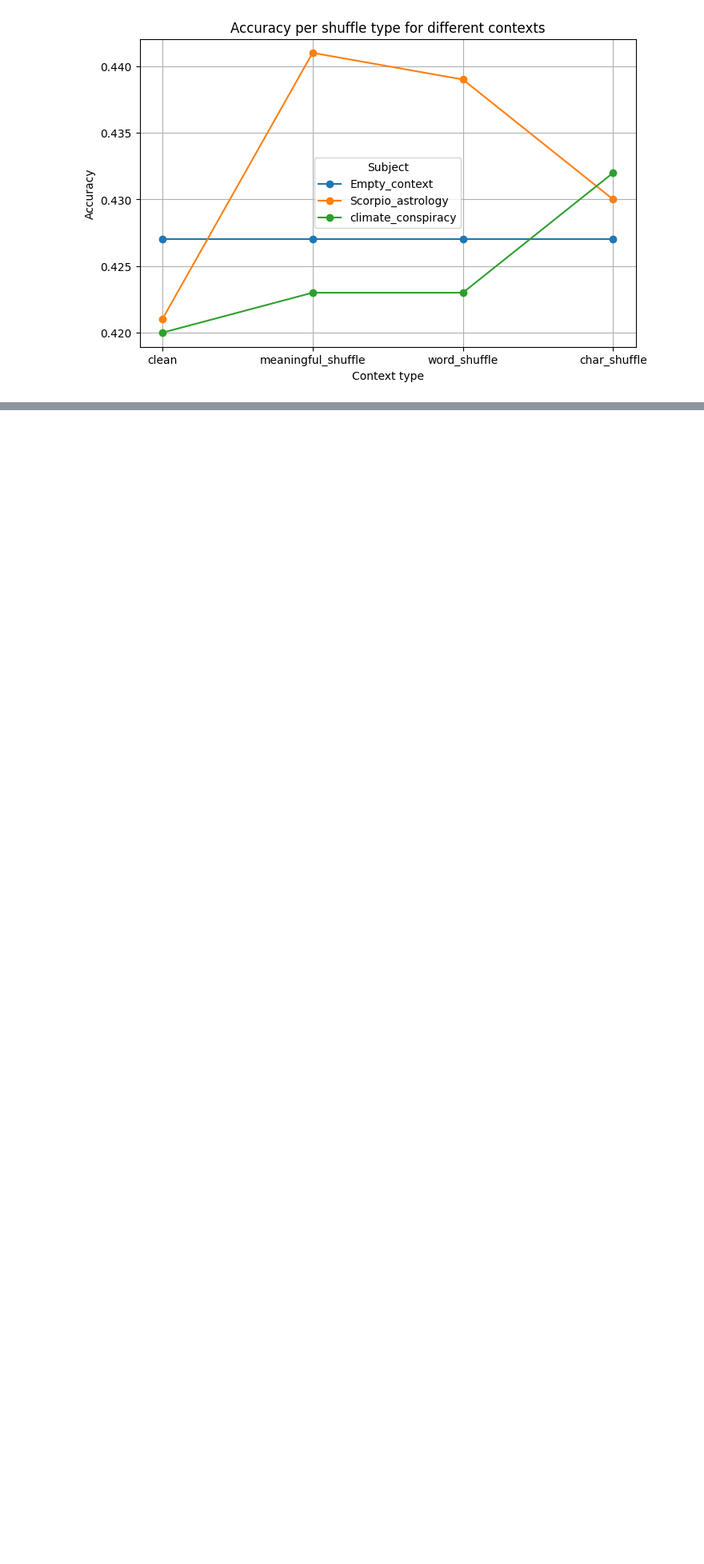
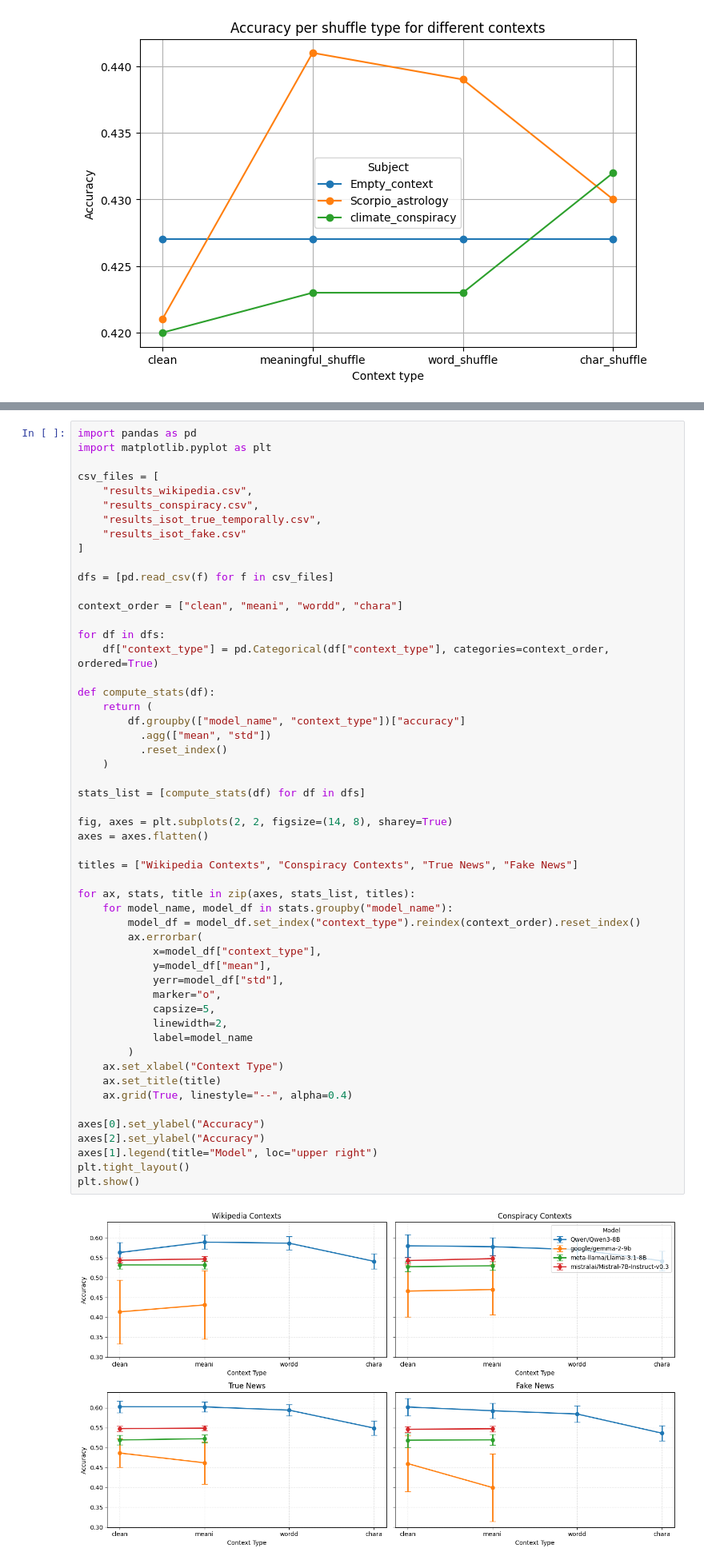
Before and after one commit to noorvdpas/LLM_CognitiveFLexibility, a Jupyter notebook: graphs.ipynb, the cells around one changed output, grey strips where cells are left out. Shown at 80% size. Cells and saved outputs as stored; diff of their text form; blank space fills up the shorter version.

```diff
--- a/graphs.ipynb
+++ b/graphs.ipynb
@@ -50,0 +77,55 @@ plt.show()
+# %%
+import pandas as pd
+import matplotlib.pyplot as plt
+
+csv_files = [
+    "results_wikipedia.csv",
+    "results_conspiracy.csv",
+    "results_isot_true_temporally.csv",
+    "results_isot_fake.csv"
+]
+
+dfs = [pd.read_csv(f) for f in csv_files]
+
+context_order = ["clean", "meani", "wordd", "chara"]
+
+for df in dfs:
+    df["context_type"] = pd.Categorical(df["context_type"], categories=context_order, ordered=True)
+
+def compute_stats(df):
+    return (
+        df.groupby(["model_name", "context_type"])["accuracy"]
+          .agg(["mean", "std"])
+          .reset_index()
+    )
+
+stats_list = [compute_stats(df) for df in dfs]
+
+fig, axes = plt.subplots(2, 2, figsize=(14, 8), sharey=True)
+axes = axes.flatten()
+
+titles = ["Wikipedia Contexts", "Conspiracy Contexts", "True News", "Fake News"]
+
+for ax, stats, title in zip(axes, stats_list, titles):
+    for model_name, model_df in stats.groupby("model_name"):
+        model_df = model_df.set_index("context_type").reindex(context_order).reset_index()
+        ax.errorbar(
+            x=model_df["context_type"],
+            y=model_df["mean"],
+            yerr=model_df["std"],
+            marker="o",
+            capsize=5,
+            linewidth=2,
+            label=model_name
+        )
+    ax.set_xlabel("Context Type")
+    ax.set_title(title)
+    ax.grid(True, linestyle="--", alpha=0.4)
+
+axes[0].set_ylabel("Accuracy")
+axes[2].set_ylabel("Accuracy")
+axes[1].legend(title="Model", loc="upper right")
+plt.tight_layout()
+plt.show()
+# %% [output]
+[figure, added]
```
Also changed, not shown: parts of 17 cells of this notebook, 16 other files.
